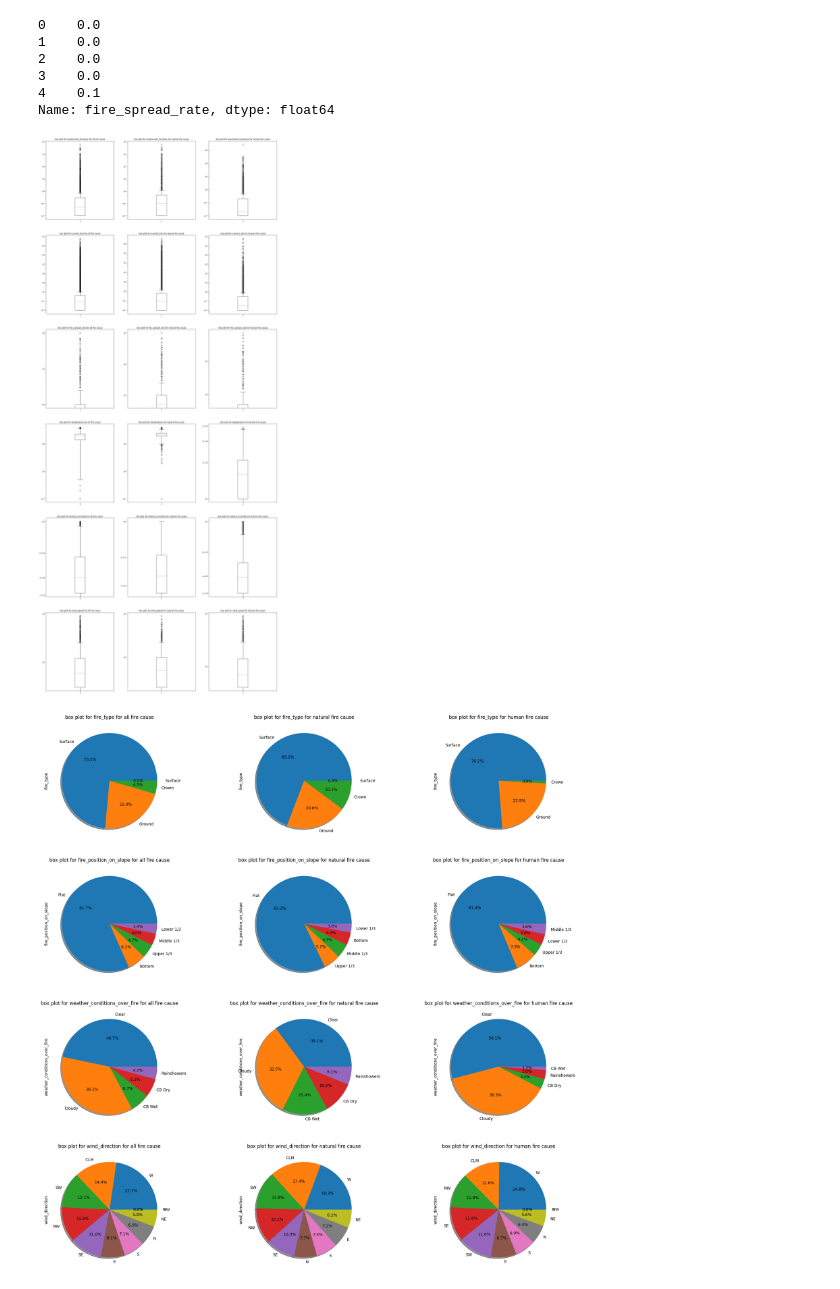
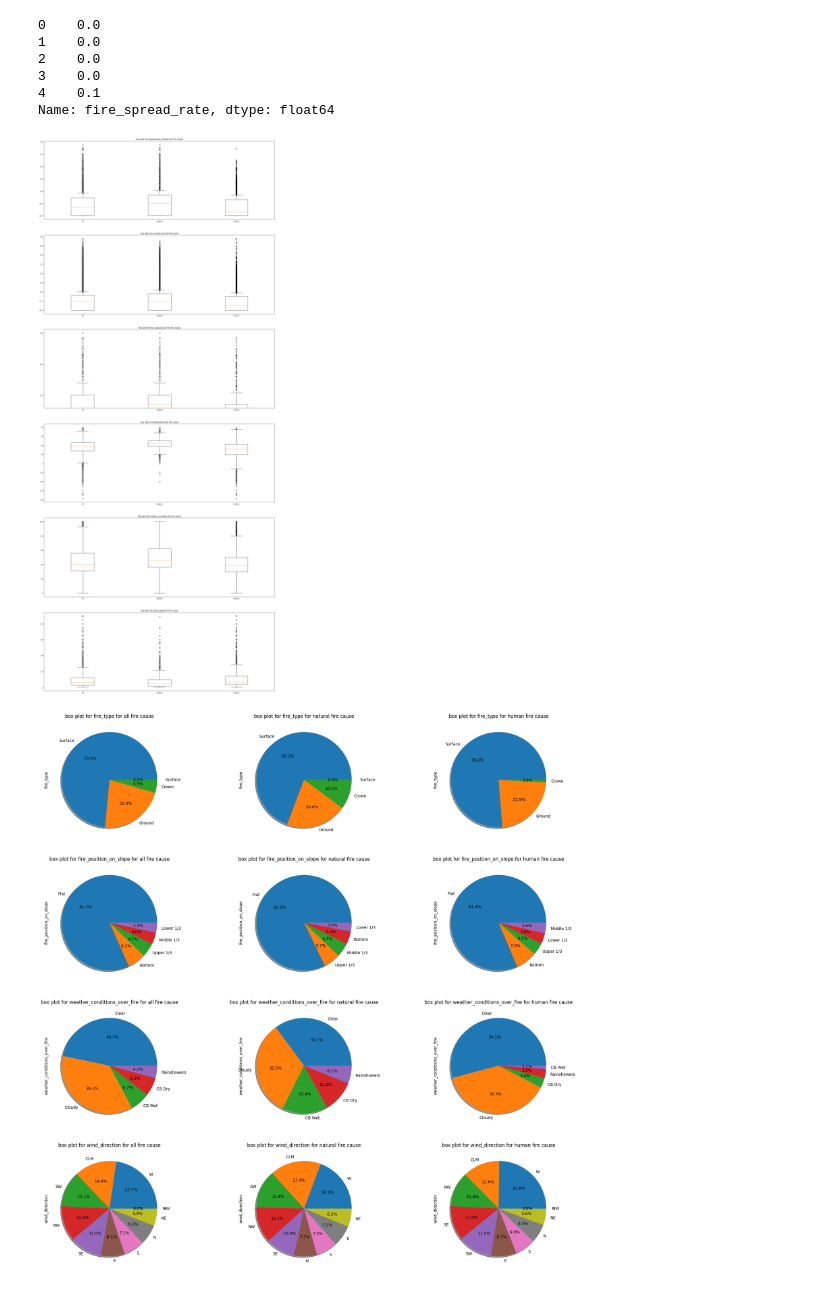
Before and after one commit to willcreimer/Comp-4710-Group-Project, a Jupyter notebook: Models/Wildfire_exploratory.ipynb, the cells around one changed output. Cells and saved outputs as stored; diff of their text form; code cells hidden in the pictures.

```diff
--- a/Wildfire_exploratory.ipynb
+++ b/Models/Wildfire_exploratory.ipynb
@@ -101,30 +101,29 @@ Name: fire_spread_rate, dtype: float64
 # %%
 # box plot of numerical variable
 data_natural = df.loc[df["isNaturalCaused"] == 1]
 data_human = df.loc[df["isNaturalCaused"] == 0]
 
 data_list = {"all": df,"natural": data_natural, "human": data_human}
 
-f, ax = plt.subplots(len(numerical) - 2, len(data_list.keys()),figsize=(25, 60))
-column_ax = 0
+f, ax = plt.subplots(len(numerical) - 2, 1, figsize=(25, 60))
+
 row_ax = 0
-for frame_name in data_list.keys():
-  data = data_list[frame_name]
+for header in numerical:
+  if(header != "fire_year" and header !="isNaturalCaused"):
+    axes = ax[row_ax]
+    plot_data = [value[header] for value in data_list.values()]
+    labels = [key for key in data_list.keys()]
+    axes.boxplot(plot_data, labels=labels)
+    axes.set_title(f"box plot for {header} for fire cause")
+    if(header in ["assessment_hectares","current_size","fire_spread_rate"]):
+      axes.set_yscale('log')
+    else:
+      axes.set_yscale('linear')
+    row_ax+=1
 
-  for header in numerical:
-    if(header != "fire_year" and header !="isNaturalCaused"):
-      axes = ax[row_ax, column_ax]
-      axes.boxplot(data[header])
-      axes.set_title(f"box plot for {header} for {frame_name} fire cause")
-      row_ax+=1
-  column_ax += 1
-  row_ax = 0
-
-for axes in ax.flat:
-    axes.set_yscale('log')
 plt.show()
 # %% [output]
-[figure, old version]
+[figure, new version]
 # %%
 
 
```
Also changed, not shown: 4 other files.
